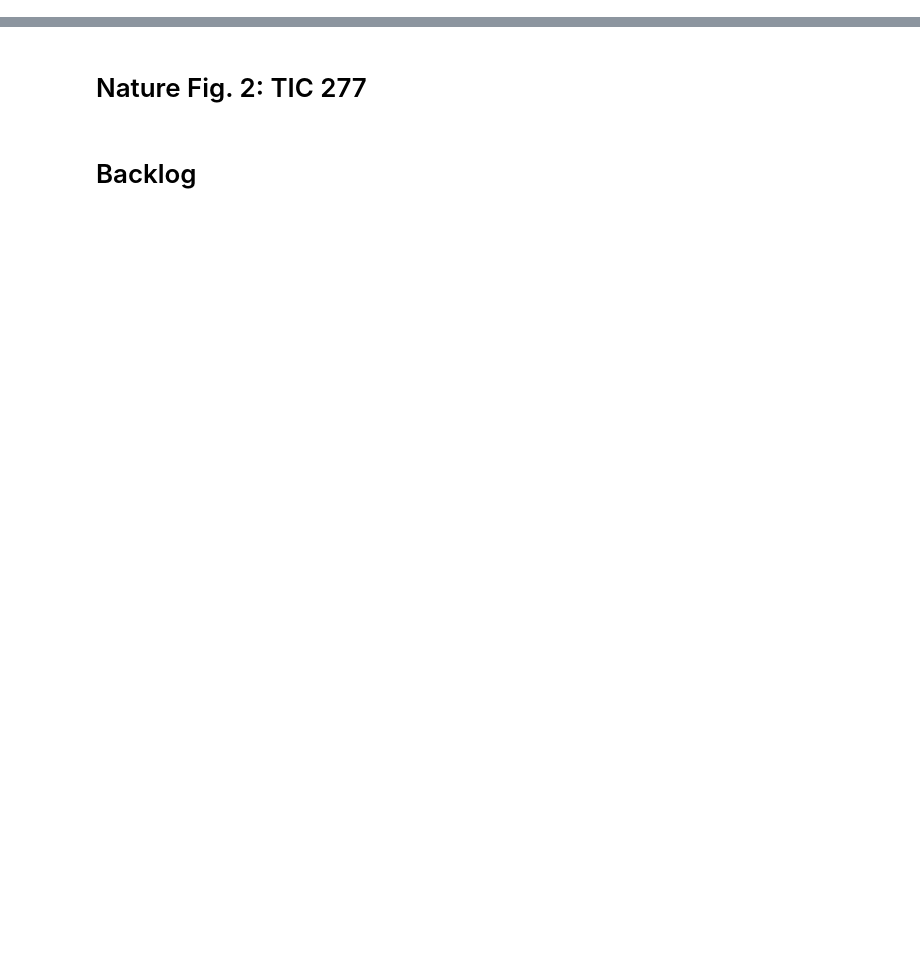
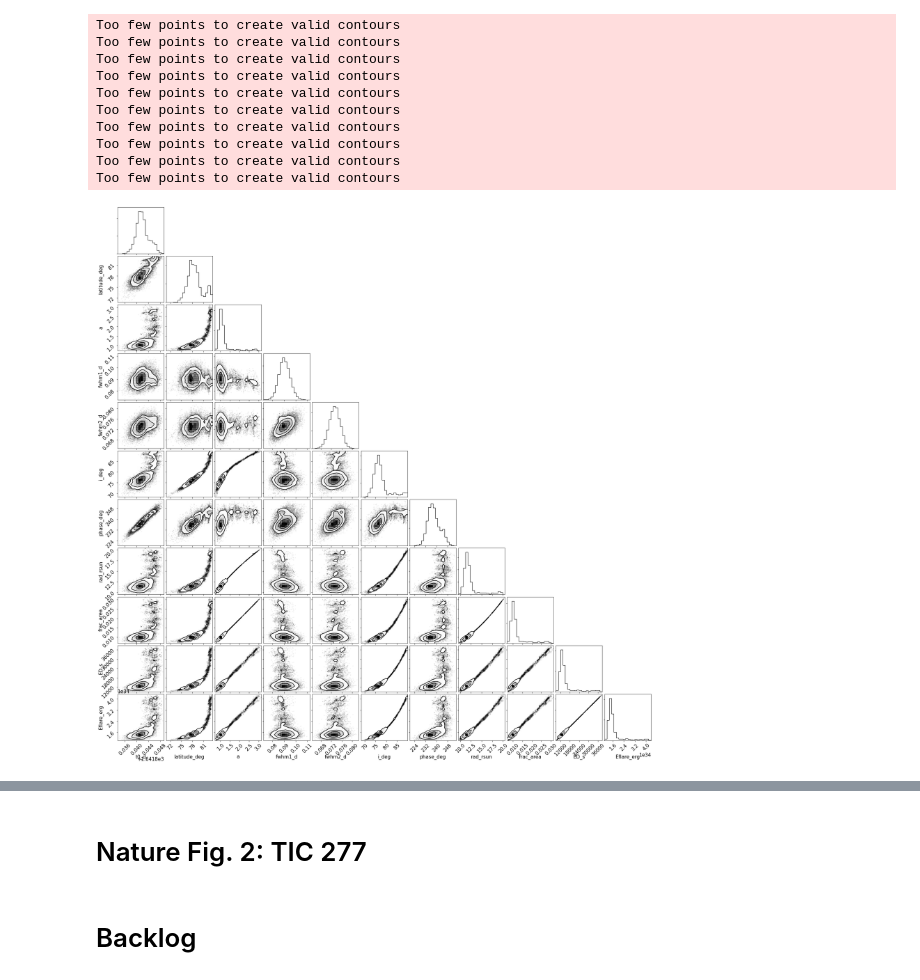
Before and after one commit to ekaterinailin/MalachiteMountains, a Jupyter notebook: analysis/notebooks/NB44_Plot_model_with_residuals_and_rotation.ipynb, the cells around one changed output, grey strips where cells are left out. Drawn from its saved outputs; the diff is of its cells as text; code cells hidden in the pictures; blank space fills up the shorter version.

```diff
--- a/analysis/notebooks/NB44_Plot_model_with_residuals_and_rotation.ipynb
+++ b/analysis/notebooks/NB44_Plot_model_with_residuals_and_rotation.ipynb
@@ -184,0 +186,14 @@ Relative amplitude of modulation: 5.4e-03
+# %%
+corner.corner(df)
+# %% [output]
+Too few points to create valid contours
+Too few points to create valid contours
+Too few points to create valid contours
+Too few points to create valid contours
+Too few points to create valid contours
+Too few points to create valid contours
+Too few points to create valid contours
+Too few points to create valid contours
+Too few points to create valid contours
+Too few points to create valid contours
+[figure, added]
```
Also changed, not shown: parts of 15 cells of this notebook, 7 other files.
